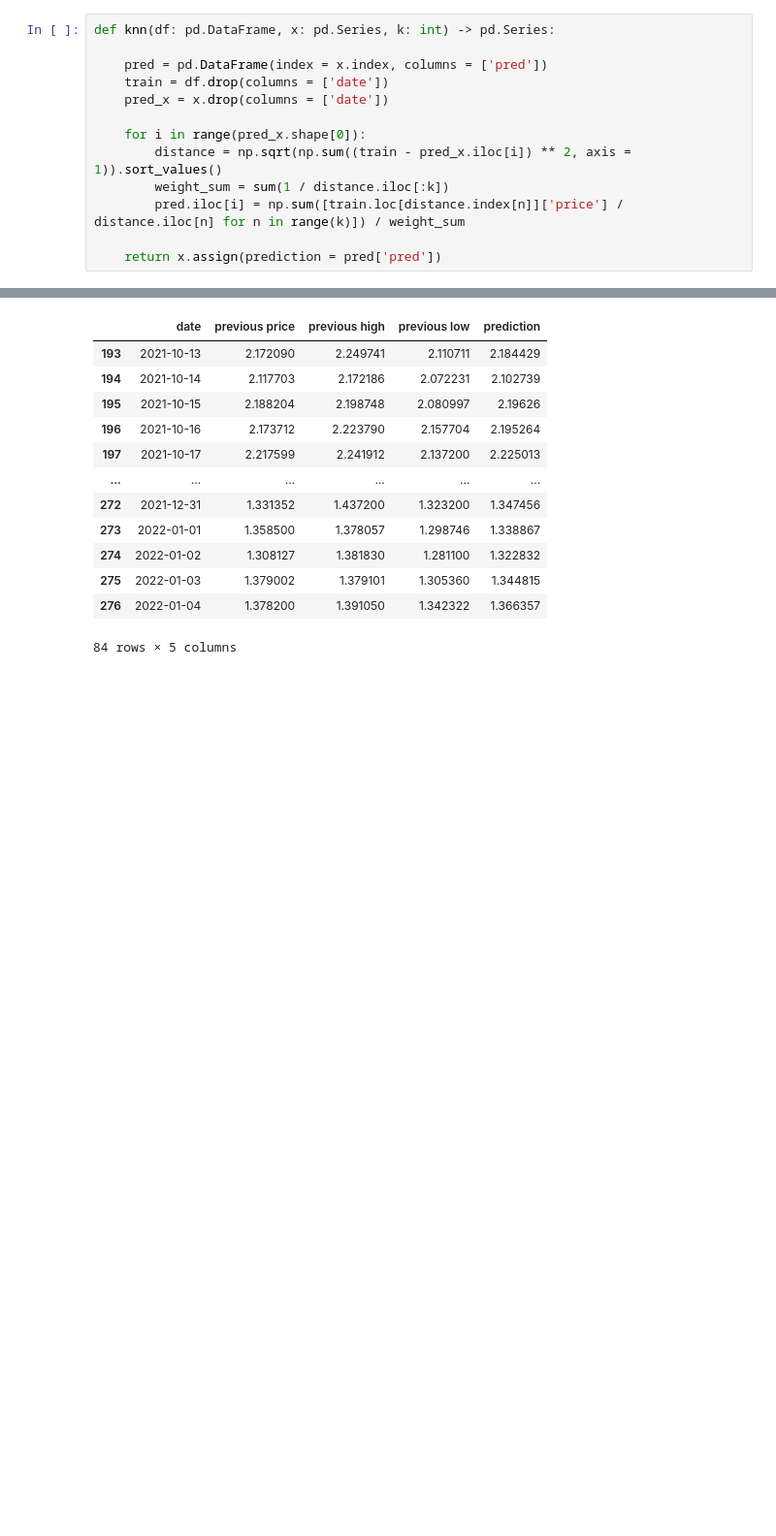
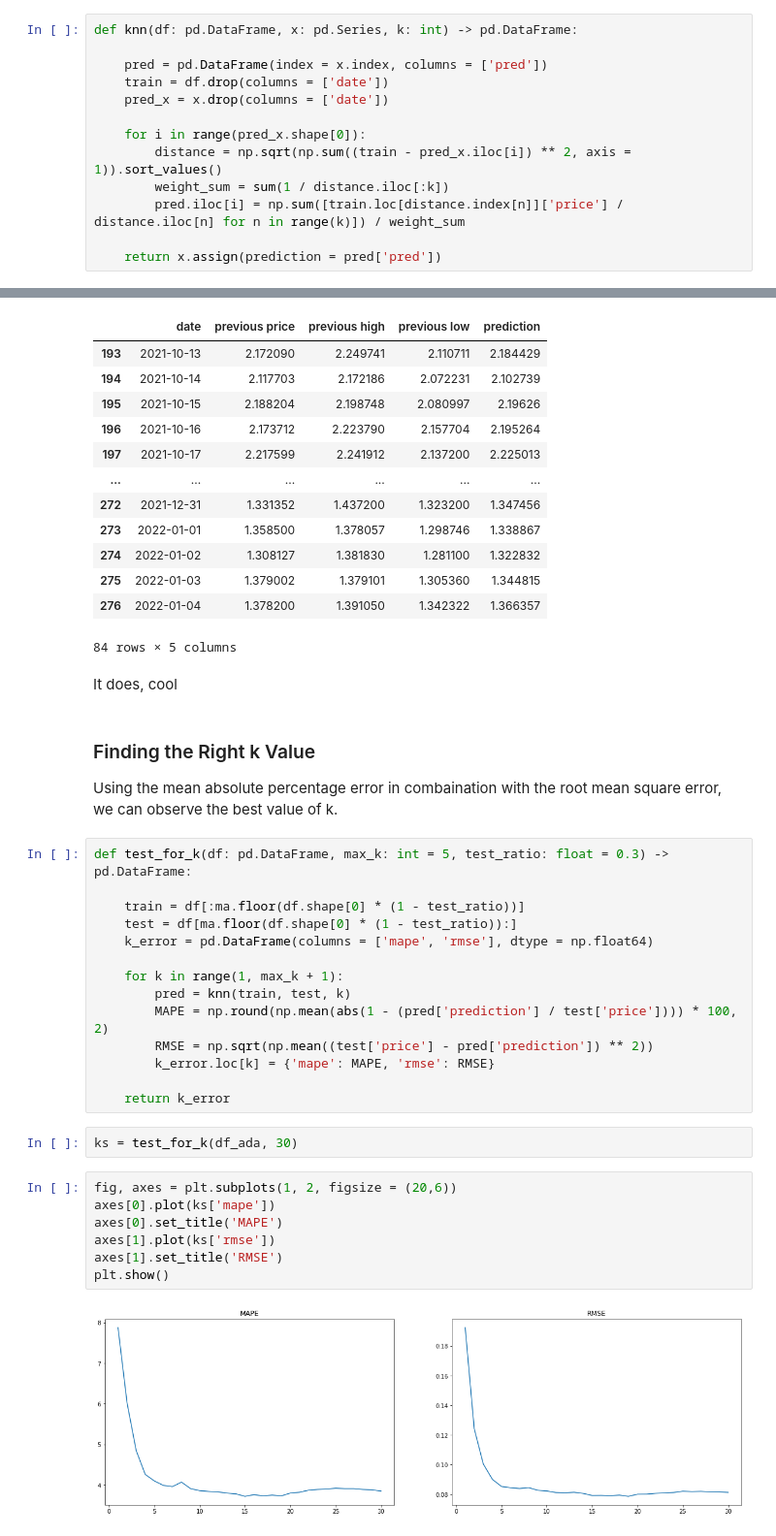
Before and after one commit to nabebako/Crypto-Price-Prediction-Model, a Jupyter notebook: knn-regression.ipynb, the cells around one changed output, grey strips where cells are left out. Shown at 97% size. Saved outputs shown, nothing was run; the diff lists cells and outputs as text; blank space fills up the shorter version.

Commit message:
add find best k function

```diff
--- a/knn-regression.ipynb
+++ b/knn-regression.ipynb
@@ -42,7 +42,7 @@ df_ada = transform_df(get_csv('./data/Cardano.csv'))
     The function define below is an crude implementation of knn. It takes in a training dataset as df, prediction dataset as x, and k as the order of knn, which then returns the prediction dataset with prediction column. This implementation also weigh the distance for better results.
 </p>
 # %%
-def knn(df: pd.DataFrame, x: pd.Series, k: int) -> pd.Series:
+def knn(df: pd.DataFrame, x: pd.Series, k: int) -> pd.DataFrame:
 
     pred = pd.DataFrame(index = x.index, columns = ['pred'])
     train = df.drop(columns = ['date'])
@@ -71,3 +75,35 @@ pred
 | 275 | 2022-01-03 | 1.379002 | 1.379101 | 1.305360 | 1.344815 |
 | 276 | 2022-01-04 | 1.378200 | 1.391050 | 1.342322 | 1.366357 |
 84 rows × 5 columns
+# %% [markdown]
+<p>It does, cool</p>
+# %% [markdown]
+<h3>Finding the Right k Value</h3>
+<p>
+    Using the mean absolute percentage error in combaination with the root mean square error, we can observe the best value of k.
+</p>
+# %%
+def test_for_k(df: pd.DataFrame, max_k: int = 5, test_ratio: float = 0.3) -> pd.DataFrame:
+
+    train = df[:ma.floor(df.shape[0] * (1 - test_ratio))]
+    test = df[ma.floor(df.shape[0] * (1 - test_ratio)):]
+    k_error = pd.DataFrame(columns = ['mape', 'rmse'], dtype = np.float64)
+
+    for k in range(1, max_k + 1):
+        pred = knn(train, test, k)
+        MAPE = np.round(np.mean(abs(1 - (pred['prediction'] / test['price']))) * 100, 2)
+        RMSE = np.sqrt(np.mean((test['price'] - pred['prediction']) ** 2))
+        k_error.loc[k] = {'mape': MAPE, 'rmse': RMSE}
+
+    return k_error
+# %%
+ks = test_for_k(df_ada, 30)
+# %%
+fig, axes = plt.subplots(1, 2, figsize = (20,6))
+axes[0].plot(ks['mape'])
+axes[0].set_title('MAPE')
+axes[1].plot(ks['rmse'])
+axes[1].set_title('RMSE')
+plt.show()
+# %% [output]
+[figure, added]
```
Also changed, not shown: parts of 6 cells of this notebook.
